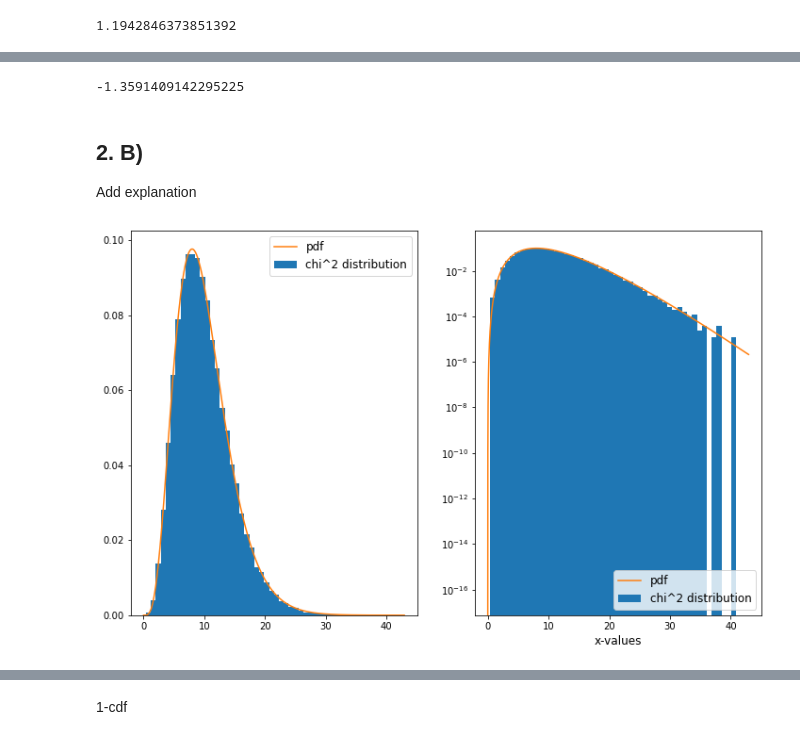
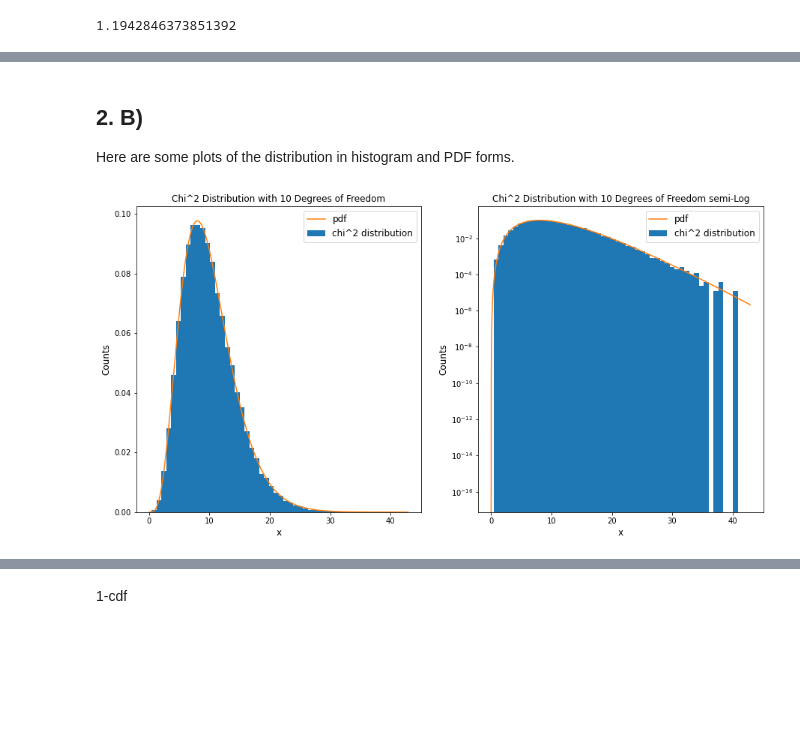
Before and after one commit to maria8ch/Phys434_BigData, a Jupyter notebook: lab1_Berres.ipynb, the cells around one changed output, grey strips where cells are left out. Saved outputs shown, nothing was run; the diff lists cells and outputs as text; code cells hidden in the pictures; blank space fills up the shorter version.

```diff
--- a/lab1_Berres.ipynb
+++ b/lab1_Berres.ipynb
@@ -125,33 +171,33 @@ def tc2(x,k):
         return 0
 def cd1(x,k):
     return scipy.special.gammainc(k/2,x/2)/gam(k/2)
-# %%
-tc2(-2,4)
-# %% [output]
--1.3591409142295225
-# %% [markdown]
-## 2. B)
-Add explanation
+# %% [markdown]
+## 2. B)
+Here are some plots of the distribution in histogram and PDF forms.
 # %%
 l=0.0
 s=1.0
 df=10
 #d = stats.norm.rvs(loc = 5, scale = 0.01, size = 100000)
 c21=stats.chi2.rvs(df,loc = l, scale = s, size = 100000,random_state=420)
-fig, ax = plt.subplots(1,2,figsize=(12, 7.5))
+fig, ax = plt.subplots(1,2,figsize=(15, 7.5))
 #c2=np.random.chisquare(d)
 ax[0].hist(c21, bins=50, density=True,label='chi^2 distribution');
 v = np.linspace(0,ax[0].get_xlim()[1], 100000)
 #ax[0].plot(v,stats.chi2.pdf(v,df,loc=l,scale=s))
 #v = np.linspace(0,50, 100000)
-
+ax[0].set_title('Chi^2 Distribution with 10 Degrees of Freedom',fontsize=12)
+ax[0].set_xlabel('x',fontsize=12)
+ax[0].set_ylabel('Counts',fontsize=12)
 k=10
 ax[0].plot(v,tc2(v,df),label='pdf');
 ax[0].legend(loc=0,fontsize=12)
 plt.yscale('log')
 ax[1].hist(c21, bins=50, density=True,label='chi^2 distribution');
 ax[1].plot(v,tc2(v,df),label='pdf');
-ax[1].set_xlabel('x-values',fontsize=12)
+ax[1].set_title('Chi^2 Distribution with 10 Degrees of Freedom semi-Log',fontsize=12)
+ax[1].set_xlabel('x',fontsize=12)
+ax[1].set_ylabel('Counts',fontsize=12)
 ax[1].legend(loc=0,fontsize=12);
 # %% [output]
-[figure, old version]
+[figure, new version]
```
Also changed, not shown: parts of 32 cells of this notebook.
